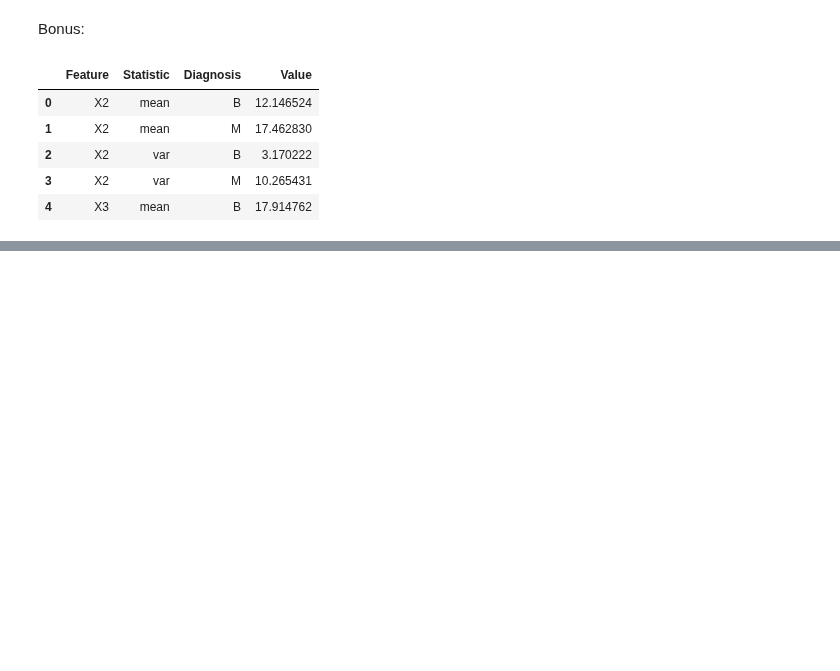
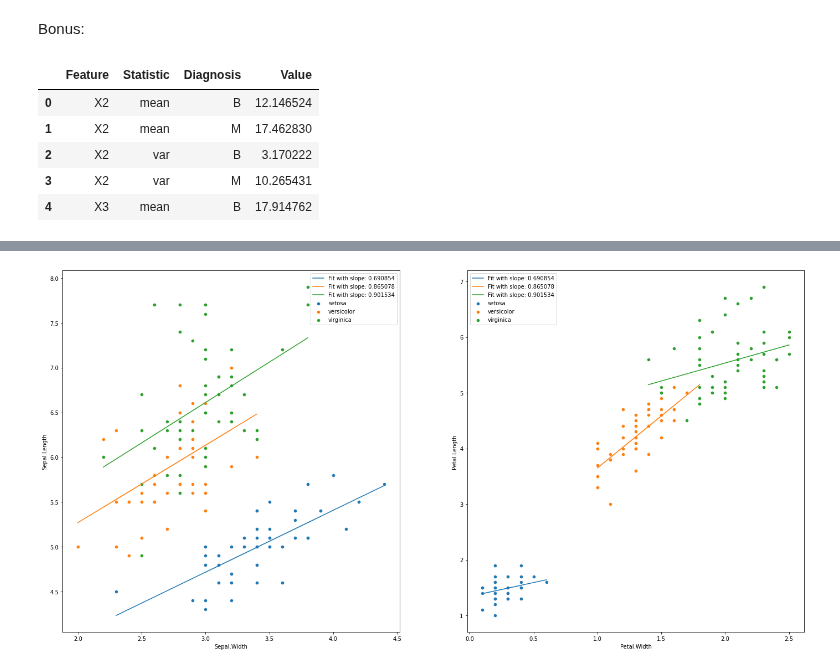
Before and after one commit to AaltoSciComp/data-analysis-workflows-course, a Jupyter notebook: python_exercises/ch3-python-ex1-solution.ipynb, the cells around one changed output, grey strips where cells are left out. Saved outputs shown, nothing was run; the diff lists cells and outputs as text; code cells hidden in the pictures; blank space fills up the shorter version.

```diff
--- a/python_exercises/ch3-python-ex1-solution.ipynb
+++ b/python_exercises/ch3-python-ex1-solution.ipynb
@@ -181,0 +175,20 @@ setosa    Species  Sepal.Length  Sepal.Width  Petal.Length  Petal.Width
+# %%
+def get_iris_coefs(dataset, column_name):
+    x_column = column_name + '.Width'
+    y_column = column_name + '.Length'
+    result_name = column_name + '.Coefs'
+    return pd.Series({result_name : fit_linear(dataset, x_column, y_column)})
+
+def get_iris_predictions(dataset, column_name):
+    coefs_column = column_name + '.Coefs'
+    x_column = column_name + '.Width'
+    y_column = column_name + '.Length'
+    result_name = column_name + '.Coefs'
+    return pd.Series({result_name : get_predictions(dataset['Data'], dataset[coefs_column], x_column)})
+
+iris_fitdata = iris_data.groupby('Species').apply(lambda x: pd.Series({'Data': x.copy()}))
+iris_fitdata['Sepal.Coefs'] = iris_data.groupby('Species').apply(lambda x: get_iris_coefs(x, 'Sepal'))
+iris_fitdata['Petal.Coefs'] = iris_data.groupby('Species').apply(lambda x: get_iris_coefs(x, 'Petal'))
+iris_fitdata['Sepal.Prediction'] = iris_fitdata[['Data','Sepal.Coefs']].apply(lambda x: get_iris_predictions(x, 'Sepal'), axis=1)
+iris_fitdata['Petal.Prediction'] = iris_fitdata[['Data','Petal.Coefs']].apply(lambda x: get_iris_predictions(x, 'Petal'), axis=1)
+iris_fitdata
@@ -181,0 +201,19 @@ setosa    Species  Sepal.Length  Sepal.Width  Petal.Length  Petal.Width
+# %%
+fig, (ax1, ax2) = plt.subplots(ncols=2, figsize=(24,12))
+
+for species, species_data in iris_data.groupby('Species'):
+
+    orig_data = iris_fitdata.loc[species, 'Data']
+
+    sepal_coefs = iris_fitdata.loc[species, 'Sepal.Coefs']
+    sepal_prediction = iris_fitdata.loc[species, 'Sepal.Prediction']
+
+    petal_coefs = iris_fitdata.loc[species, 'Petal.Coefs']
+    petal_prediction = iris_fitdata.loc[species, 'Petal.Prediction']
+
+    sb.scatterplot(x='Sepal.Width', y='Sepal.Length', data=orig_data, label=species, ax=ax1)
+    sb.lineplot(x='Sepal.Width', y=sepal_prediction, data=orig_data, label='Fit with slope: %f' % sepal_coefs[0], ax=ax1)
+    sb.scatterplot(x='Petal.Width', y='Petal.Length', data=orig_data, label=species, ax=ax2)
+    sb.lineplot(x='Petal.Width', y=petal_prediction, data=orig_data, label='Fit with slope: %f' % sepal_coefs[0], ax=ax2)
+# %% [output]
+[figure, added]
```
Also changed, not shown: parts of 12 cells of this notebook.
